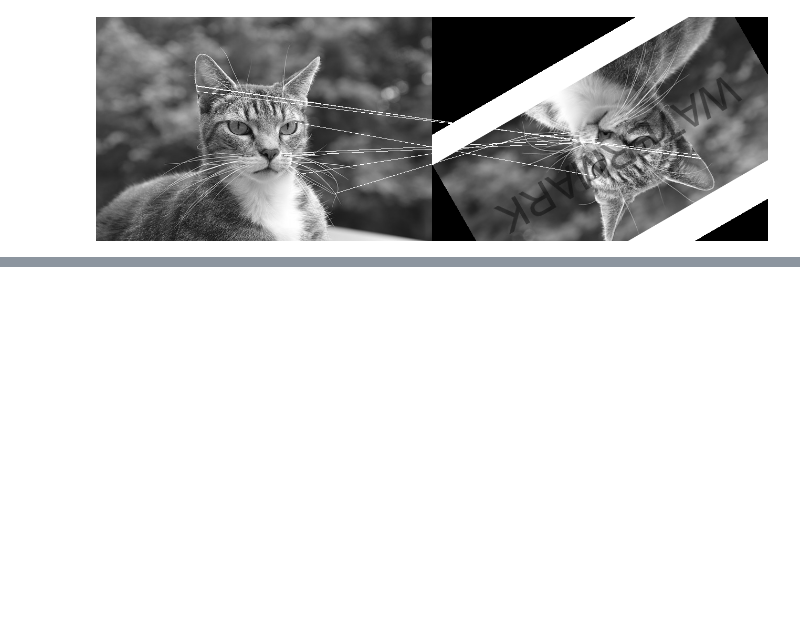
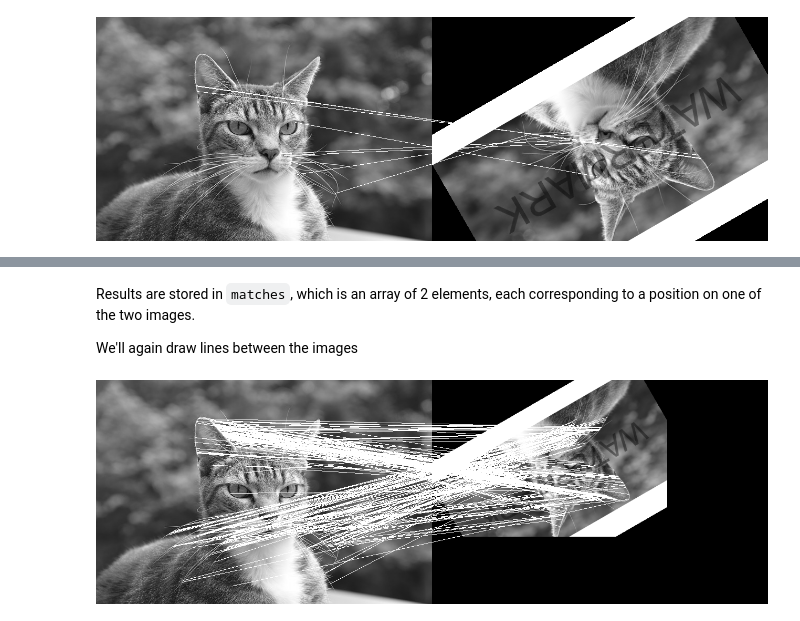
Before and after one commit to tjburch/hands-on-cv-julia, a Jupyter notebook: notes/ch05.ipynb, the cells around one changed output, grey strips where cells are left out. Saved outputs shown, nothing was run; the diff lists cells and outputs as text; code cells hidden in the pictures; blank space fills up the shorter version.

```diff
--- a/notes/ch05.ipynb
+++ b/notes/ch05.ipynb
@@ -289,0 +308,22 @@ grid
+# %%
+features_1 = Features(fastcorners(img1, 12, 0.25));
+features_2 = Features(fastcorners(img2, 12, 0.25));
+
+brisk_params = BRISK()
+desc_1, ret_features_1 = create_descriptor(img1, features_1, brisk_params);
+desc_2, ret_features_2 = create_descriptor(img2, features_2, brisk_params);
+matches = match_keypoints(Keypoints(ret_features_1), Keypoints(ret_features_2), desc_1, desc_2, 0.2);
+# %% [markdown]
+Results are stored in `matches`, which is an array of 2 elements, each corresponding to a position on one of the two images.
+
+We'll again draw lines between the images
+# %%
+img3 = zeros(Gray, size(img1))
+img3[1:size(img2, 1), 1:size(img2, 2)] = img2
+
+grid = hcat(img1, img3)
+offset = CartesianIndex(0, size(img1, 2))
+map(m -> draw!(grid, LineSegment(m[1], m[2] + offset)), matches)
+grid
+# %% [output]
+[figure, added]
```
Also changed, not shown: parts of 18 cells of this notebook.
